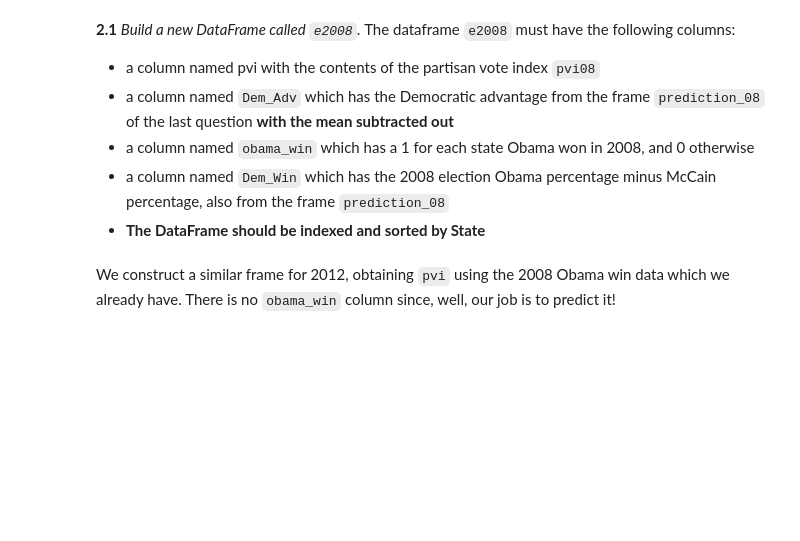
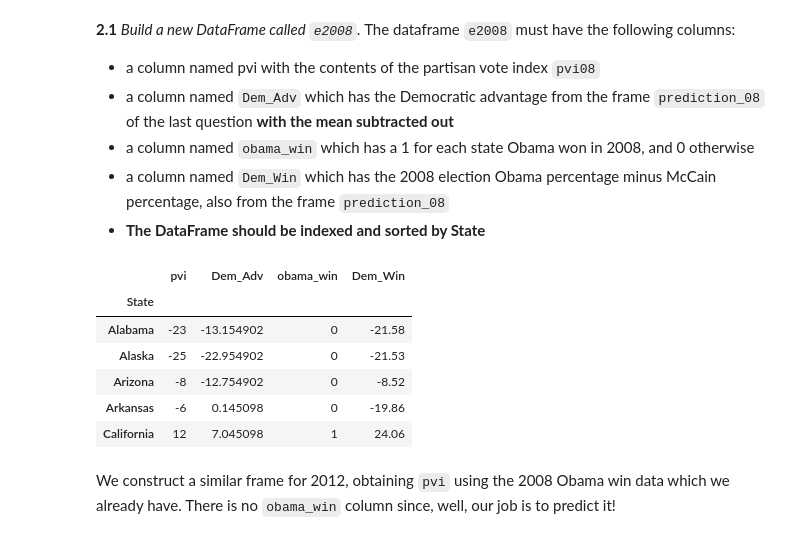
Before and after one commit to imantdaunhawer/content_2013, a Jupyter notebook: HW2.ipynb, the cells around one changed output. Drawn from its saved outputs; the diff is of its cells as text; code cells hidden in the pictures; blank space fills up the shorter version.

```diff
--- a/HW2.ipynb
+++ b/HW2.ipynb
@@ -851,3 +871,19 @@ pvi08.head()
+# %%
+#your code here
+e2008 = pd.DataFrame(pvi08, columns = ["pvi"])
+e2008["Dem_Adv"] = prediction_08.Dem_Adv - prediction_08.Dem_Adv.mean()
+e2008["obama_win"] = pd.DataFrame(prediction_08.Dem_Win > 0).astype(int)
+e2008["Dem_Win"] = prediction_08.Dem_Win
+
+e2008.head()
+# %% [output]
+|  | pvi | Dem_Adv | obama_win | Dem_Win |
+| State |  |  |  |  |
+| Alabama | -23 | -13.154902 | 0 | -21.58 |
+| Alaska | -25 | -22.954902 | 0 | -21.53 |
+| Arizona | -8 | -12.754902 | 0 | -8.52 |
+| Arkansas | -6 | 0.145098 | 0 | -19.86 |
+| California | 12 | 7.045098 | 1 | 24.06 |
 # %% [markdown]
 We construct a similar frame for 2012, obtaining `pvi` using the 2008 Obama win data which we already have. There is no `obama_win` column since, well, our job is to predict it!
 # %%
```
Also changed, not shown: parts of 12 cells of this notebook, 1 other file.
